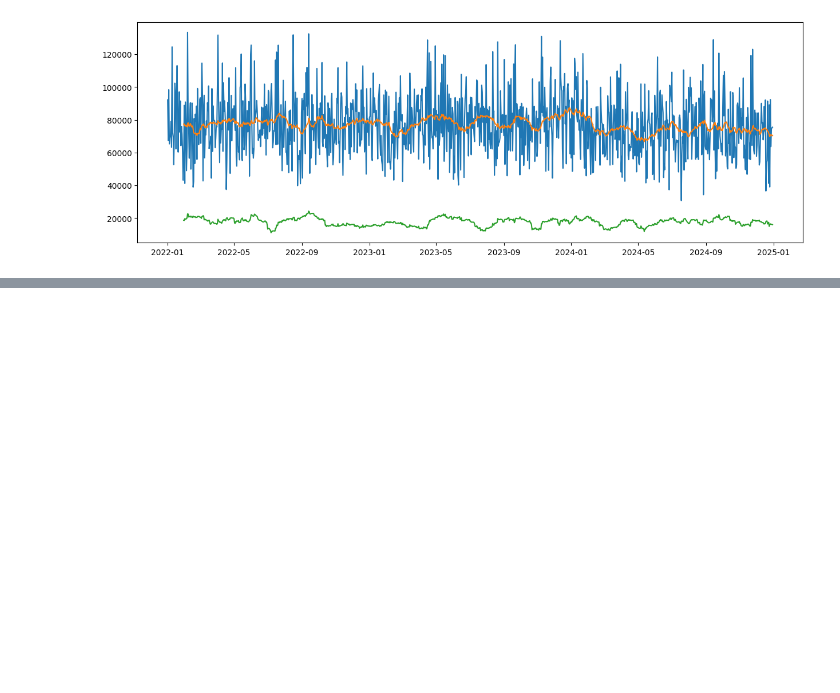
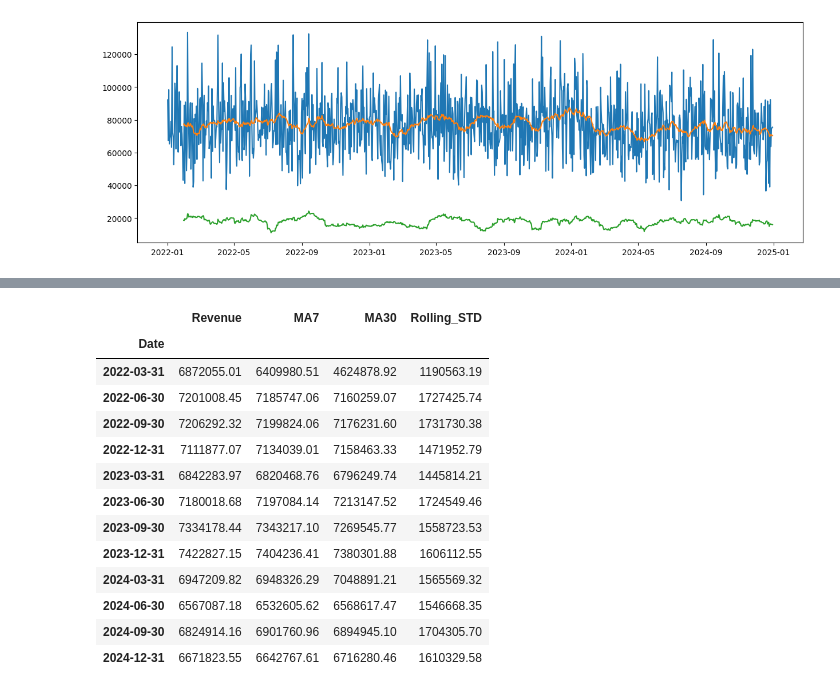
Before and after one commit to projit-1/time_series_analysis_retail_sales_data, a Jupyter notebook: time_series_analysis_retail_sales_data.ipynb, the cells around one changed output, grey strips where cells are left out. Cells and saved outputs as stored; diff of their text form; code cells hidden in the pictures; blank space fills up the shorter version.

```diff
--- a/time_series_analysis_retail_sales_data.ipynb
+++ b/time_series_analysis_retail_sales_data.ipynb
@@ -299,0 +332,21 @@ plt.show()
+# %%
+## Quarterly Revenue.
+
+quarterly = ( daily.resample("QE").sum())
+
+round(quarterly,2)
+# %% [output]
+|  | Revenue | MA7 | MA30 | Rolling_STD |
+| Date |  |  |  |  |
+| 2022-03-31 | 6872055.01 | 6409980.51 | 4624878.92 | 1190563.19 |
+| 2022-06-30 | 7201008.45 | 7185747.06 | 7160259.07 | 1727425.74 |
+| 2022-09-30 | 7206292.32 | 7199824.06 | 7176231.60 | 1731730.38 |
+| 2022-12-31 | 7111877.07 | 7134039.01 | 7158463.33 | 1471952.79 |
+| 2023-03-31 | 6842283.97 | 6820468.76 | 6796249.74 | 1445814.21 |
+| 2023-06-30 | 7180018.68 | 7197084.14 | 7213147.52 | 1724549.46 |
+| 2023-09-30 | 7334178.44 | 7343217.10 | 7269545.77 | 1558723.53 |
+| 2023-12-31 | 7422827.15 | 7404236.41 | 7380301.88 | 1606112.55 |
+| 2024-03-31 | 6947209.82 | 6948326.29 | 7048891.21 | 1565569.32 |
+| 2024-06-30 | 6567087.18 | 6532605.62 | 6568617.47 | 1546668.35 |
+| 2024-09-30 | 6824914.16 | 6901760.96 | 6894945.10 | 1704305.70 |
+| 2024-12-31 | 6671823.55 | 6642767.61 | 6716280.46 | 1610329.58 |
```
Also changed, not shown: parts of 11 cells of this notebook, 1 other file.
